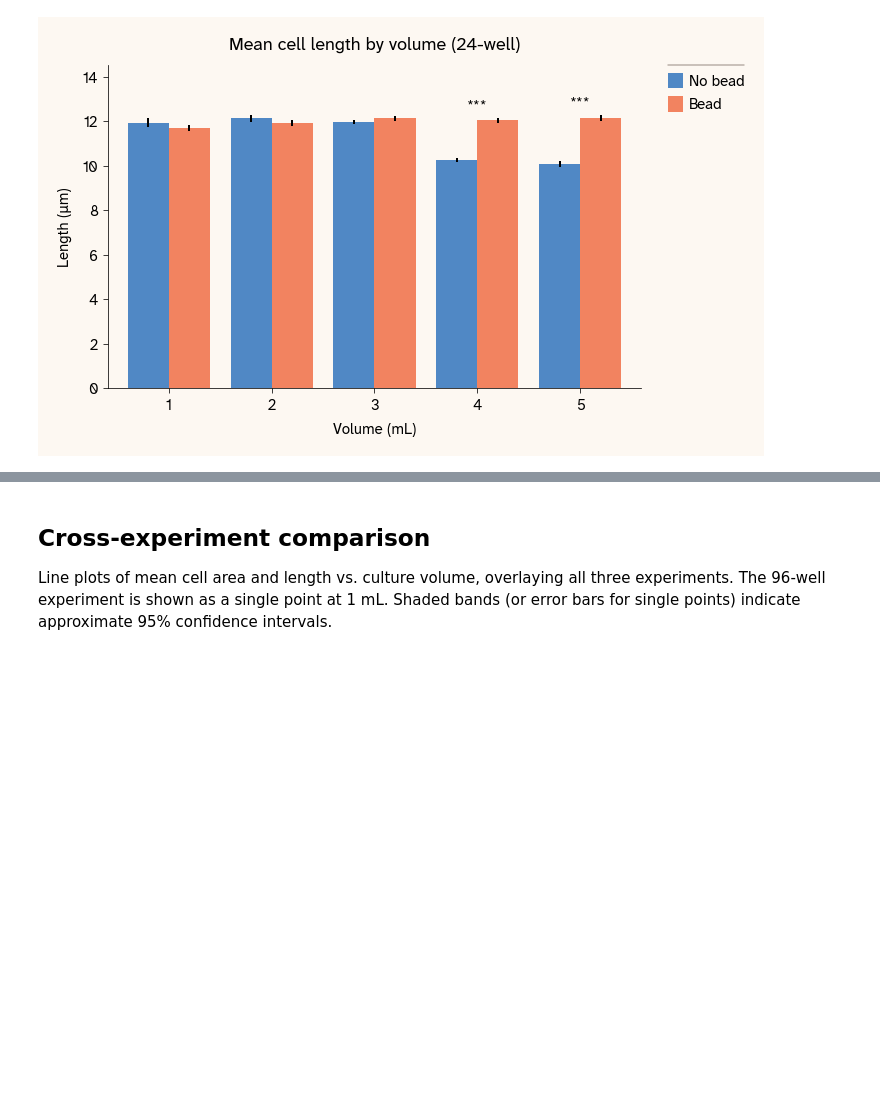
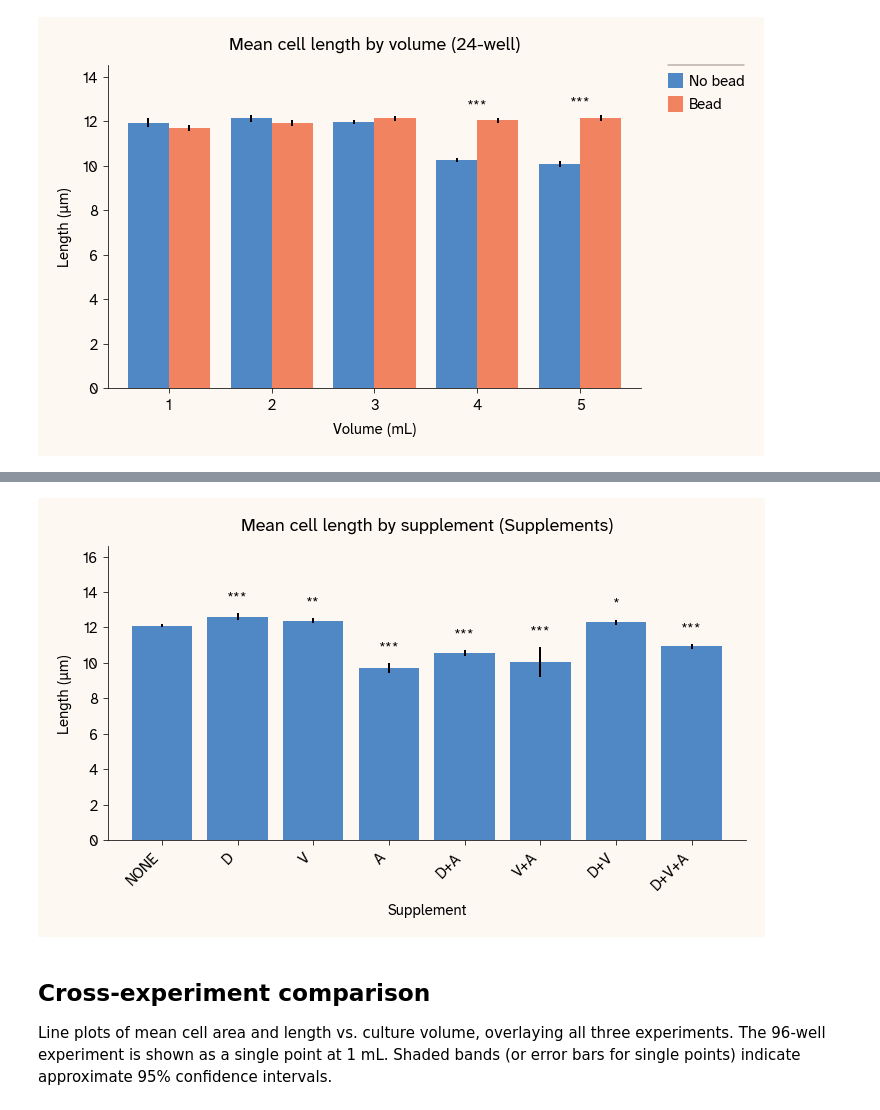
Before and after one commit to Arcadia-Science/beads-cell-growth, a Jupyter notebook: notebooks/microscopy-analysis.ipynb, the cells around one changed output, grey strips where cells are left out. Cells and saved outputs as stored; diff of their text form; code cells hidden in the pictures; blank space fills up the shorter version.

```diff
--- a/notebooks/microscopy-analysis.ipynb
+++ b/notebooks/microscopy-analysis.ipynb
@@ -144,3 +190,12 @@ fig_24_length = plot_metric_by_volume(
+# %%
+fig_supp_length = plot_metric_by_supplement(
+    df_supp,
+    "length",
+    "Supplements",
+    FIG_DIR / "supp_length_bar.svg",
+)
+# %% [output]
+[figure, added]
 # %% [markdown]
 ## Cross-experiment comparison
 
```
Also changed, not shown: parts of 14 cells of this notebook, 18 other files.
